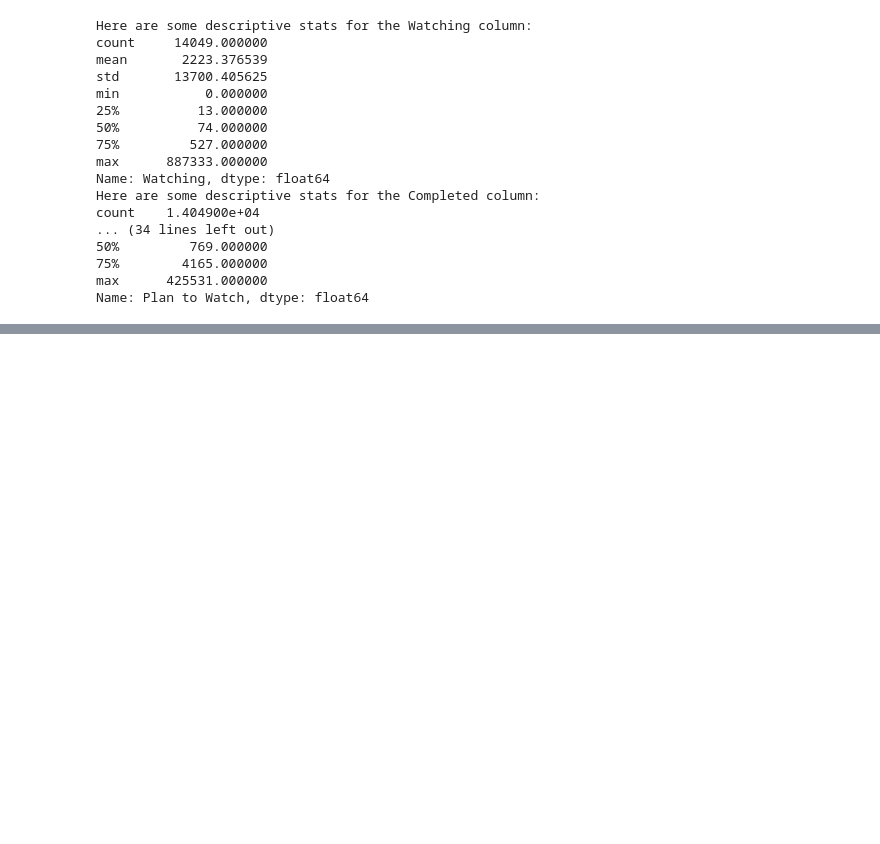
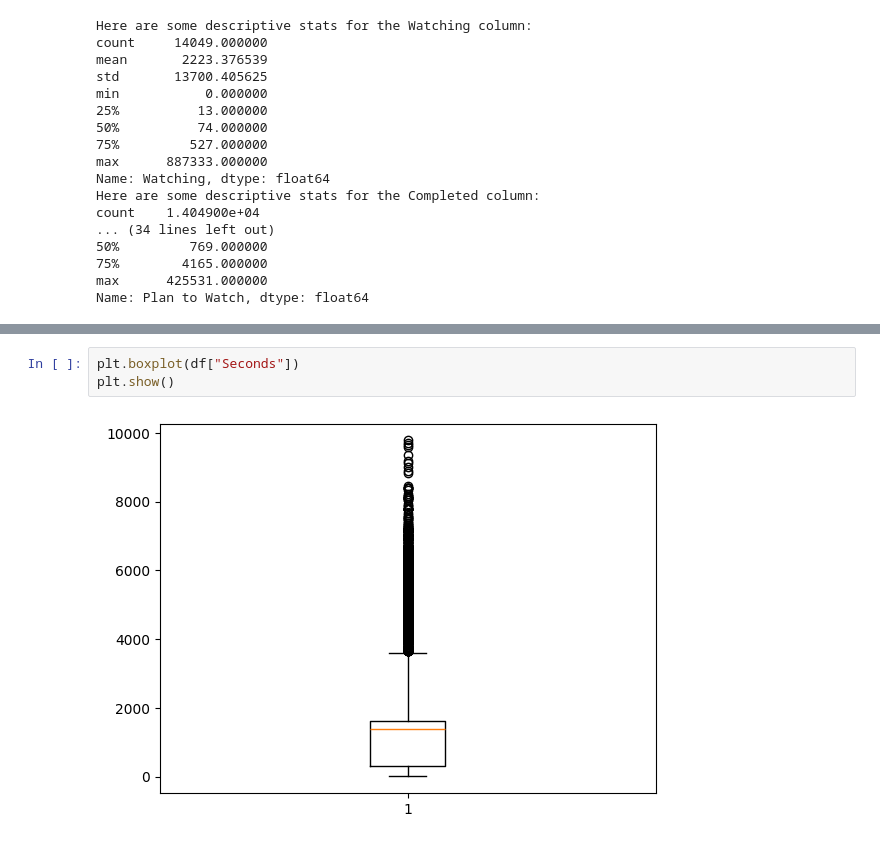
Before and after one commit to RyanErm/ML4021_FinalProject, a Jupyter notebook: notebooks/eda.ipynb, the cells around one changed output, grey strips where cells are left out. Drawn from its saved outputs; the diff is of its cells as text; blank space fills up the shorter version.

```diff
--- a/notebooks/eda.ipynb
+++ b/notebooks/eda.ipynb
@@ -147,0 +148,5 @@ Name: Name, Length: 973, dtype: int64
+# %%
+plt.boxplot(df["Seconds"])
+plt.show()
+# %% [output]
+[figure, added]
```
Also changed, not shown: parts of 10 cells of this notebook, 3 other files.
